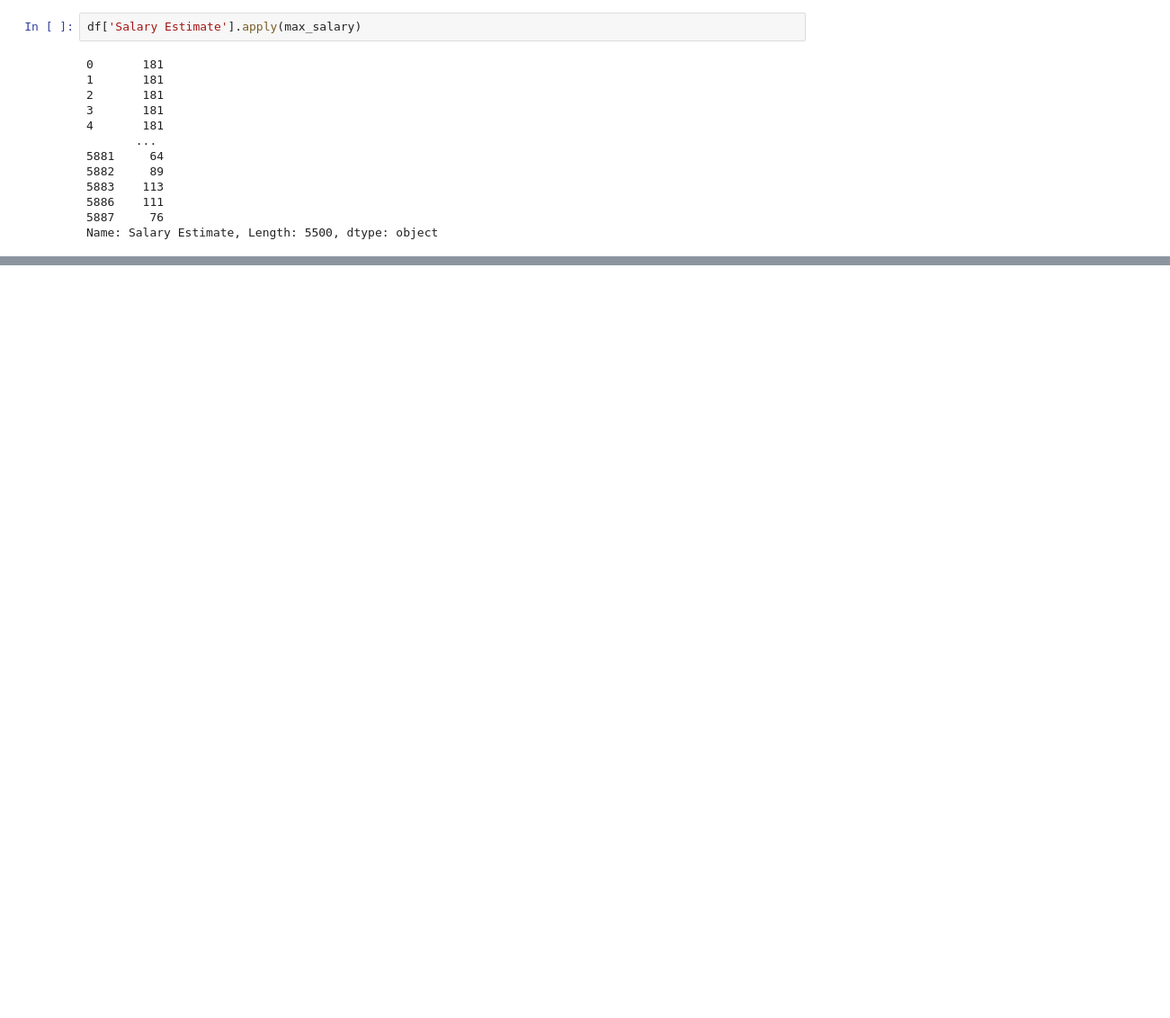
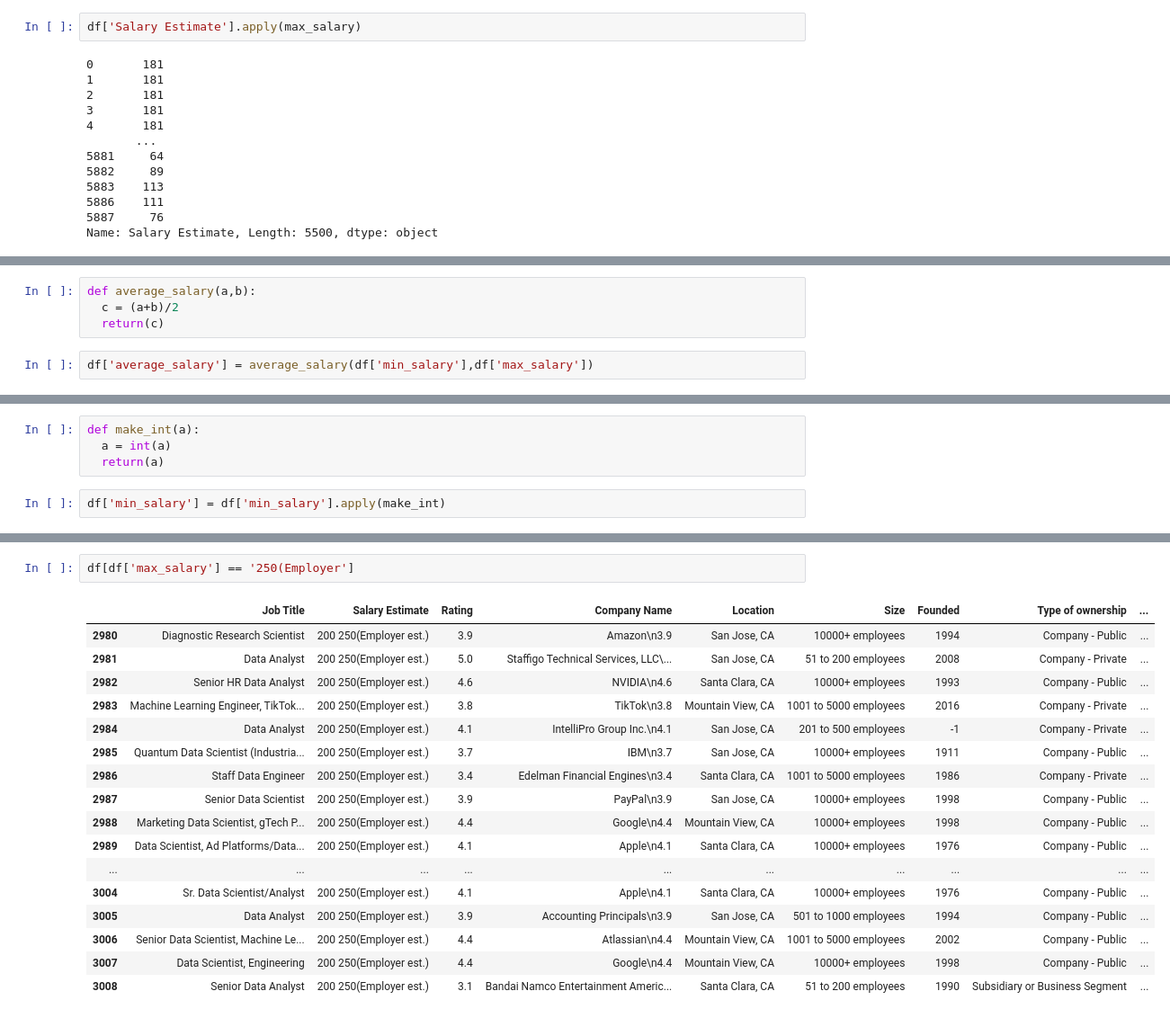
Before and after one commit to somayeh-najafi/datasciense, a Jupyter notebook: Week4.ipynb, the cells around one changed output, grey strips where cells are left out. Shown at 90% size. Cells and saved outputs as stored; diff of their text form; blank space fills up the shorter version.

```diff
--- a/Week4.ipynb
+++ b/Week4.ipynb
@@ -975,0 +371,6 @@ df
+# %%
+def average_salary(a,b):
+  c = (a+b)/2
+  return(c)
+# %%
+df['average_salary'] = average_salary(df['min_salary'],df['max_salary'])
@@ -975,0 +393,6 @@ df
+# %%
+def make_int(a):
+  a = int(a)
+  return(a)
+# %%
+df['min_salary'] = df['min_salary'].apply(make_int)
@@ -998,0 +450,20 @@ memory usage: 730.6+ KB
+# %%
+df[df['max_salary'] == '250(Employer']
+# %% [output]
+|  | Job Title | Salary Estimate | Rating | Company Name | Location | Size | Founded | Type of ownership | ... |
+| 2980 | Diagnostic Research Scientist | 200 250(Employer est.) | 3.9 | Amazon\n3.9 | San Jose, CA | 10000+ employees | 1994 | Company - Public | ... |
+| 2981 | Data Analyst | 200 250(Employer est.) | 5.0 | Staffigo Technical Services, LLC\... | San Jose, CA | 51 to 200 employees | 2008 | Company - Private | ... |
+| 2982 | Senior HR Data Analyst | 200 250(Employer est.) | 4.6 | NVIDIA\n4.6 | Santa Clara, CA | 10000+ employees | 1993 | Company - Public | ... |
+| 2983 | Machine Learning Engineer, TikTok... | 200 250(Employer est.) | 3.8 | TikTok\n3.8 | Mountain View, CA | 1001 to 5000 employees | 2016 | Company - Private | ... |
+| 2984 | Data Analyst | 200 250(Employer est.) | 4.1 | IntelliPro Group Inc.\n4.1 | San Jose, CA | 201 to 500 employees | -1 | Company - Private | ... |
+| 2985 | Quantum Data Scientist (Industria... | 200 250(Employer est.) | 3.7 | IBM\n3.7 | San Jose, CA | 10000+ employees | 1911 | Company - Public | ... |
+| 2986 | Staff Data Engineer | 200 250(Employer est.) | 3.4 | Edelman Financial Engines\n3.4 | Santa Clara, CA | 1001 to 5000 employees | 1986 | Company - Private | ... |
+| 2987 | Senior Data Scientist | 200 250(Employer est.) | 3.9 | PayPal\n3.9 | San Jose, CA | 10000+ employees | 1998 | Company - Public | ... |
+| 2988 | Marketing Data Scientist, gTech P... | 200 250(Employer est.) | 4.4 | Google\n4.4 | Mountain View, CA | 10000+ employees | 1998 | Company - Public | ... |
+| 2989 | Data Scientist, Ad Platforms/Data... | 200 250(Employer est.) | 4.1 | Apple\n4.1 | Santa Clara, CA | 10000+ employees | 1976 | Company - Public | ... |
+| ... | ... | ... | ... | ... | ... | ... | ... | ... | ... |
+| 3004 | Sr. Data Scientist/Analyst | 200 250(Employer est.) | 4.1 | Apple\n4.1 | Santa Clara, CA | 10000+ employees | 1976 | Company - Public | ... |
+| 3005 | Data Analyst | 200 250(Employer est.) | 3.9 | Accounting Principals\n3.9 | San Jose, CA | 501 to 1000 employees | 1994 | Company - Public | ... |
+| 3006 | Senior Data Scientist, Machine Le... | 200 250(Employer est.) | 4.4 | Atlassian\n4.4 | Mountain View, CA | 1001 to 5000 employees | 2002 | Company - Public | ... |
+| 3007 | Data Scientist, Engineering | 200 250(Employer est.) | 4.4 | Google\n4.4 | Mountain View, CA | 10000+ employees | 1998 | Company - Public | ... |
+| 3008 | Senior Data Analyst | 200 250(Employer est.) | 3.1 | Bandai Namco Entertainment Americ... | Santa Clara, CA | 51 to 200 employees | 1990 | Subsidiary or Business Segment | ... |
```
Also changed, not shown: parts of 149 cells of this notebook.
